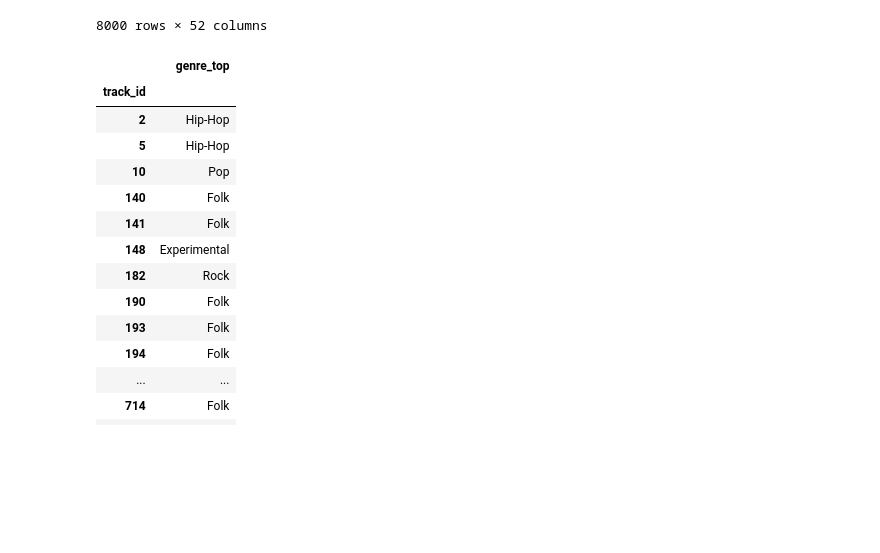
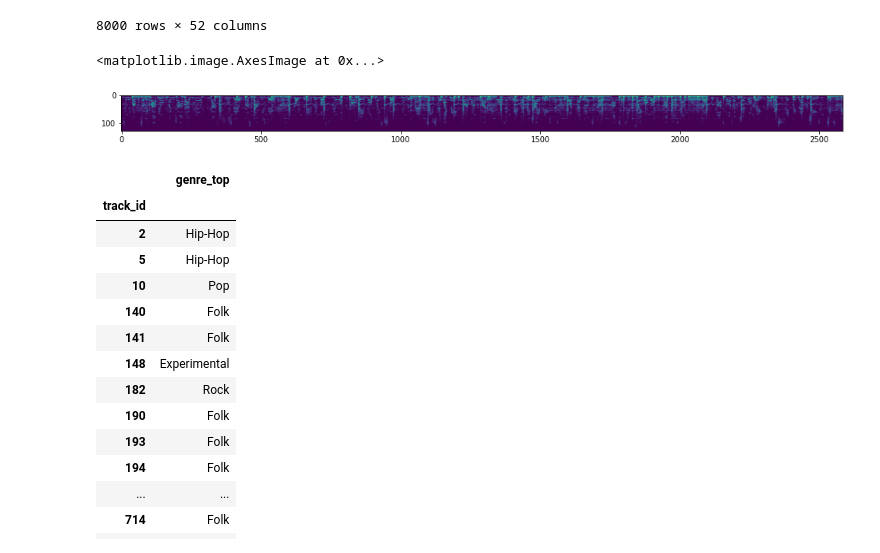
Before and after one commit to bhavnasud/MusicRecognition, a Jupyter notebook: usage.ipynb, the cells around one changed output. Cells and saved outputs as stored; diff of their text form; code cells hidden in the pictures; blank space fills up the shorter version.

```diff
--- a/usage.ipynb
+++ b/usage.ipynb
@@ -356,16 +357,20 @@ def create_standardized_table(input_table):
     frequency_cutoff = np.percentile(input_table['max_frequency'], 99, interpolation = 'nearest')
     input_table = input_table[audioData['max_frequency'] >= frequency_cutoff]
     input_table['mel_log_consistent_size'] = input_table.apply(lambda row: row['mel_log'][:, 0:frequency_cutoff], axis = 1)
-    #normalizing so that every song is put in ranges of -1 to 1
-    # TODO: Maybe change to just getting mean of every individual song
-    input_table['mel_log_normalized'] = input_table.apply(lambda row: librosa.util.normalize(row['mel_log_consistent_size']), axis = 1)
-    input_table['mel_log_with_channel'] = input_table.apply(lambda row: np.reshape(row['mel_log_normalized'], row['mel_log_normalized'].shape + (1,)), axis = 1)
-
+    input_table['mel_log_with_channel'] = input_table.apply(lambda row: np.reshape(row['mel_log_consistent_size'], row['mel_log_consistent_size'].shape + (1,)), axis = 1)
+    datagen = ImageDataGenerator(featurewise_center=True, featurewise_std_normalization = True)
+    datagen.fit(np.stack(input_table['mel_log_with_channel']))
+    input_table['mel_log_normalized'] = input_table.apply(lambda row: (row['mel_log_with_channel'] - datagen.mean)/datagen.std, axis = 1)
     return input_table
 
 with warnings.catch_warnings():
     warnings.simplefilter("ignore")
     audioData = create_standardized_table(audioData)
+# %%
+plt.imshow(audioData['mel_log_normalized'].iloc[0][:,:,0])
+# %% [output]
+<matplotlib.image.AxesImage at 0x...>
+[figure, added]
 # %%
 #check if size is consistent
 audioData['max_frequency_after_standardization'] = audioData.apply(lambda row: row['mel_log_normalized'].shape[1], axis = 1)
```
Also changed, not shown: parts of 20 cells of this notebook.
